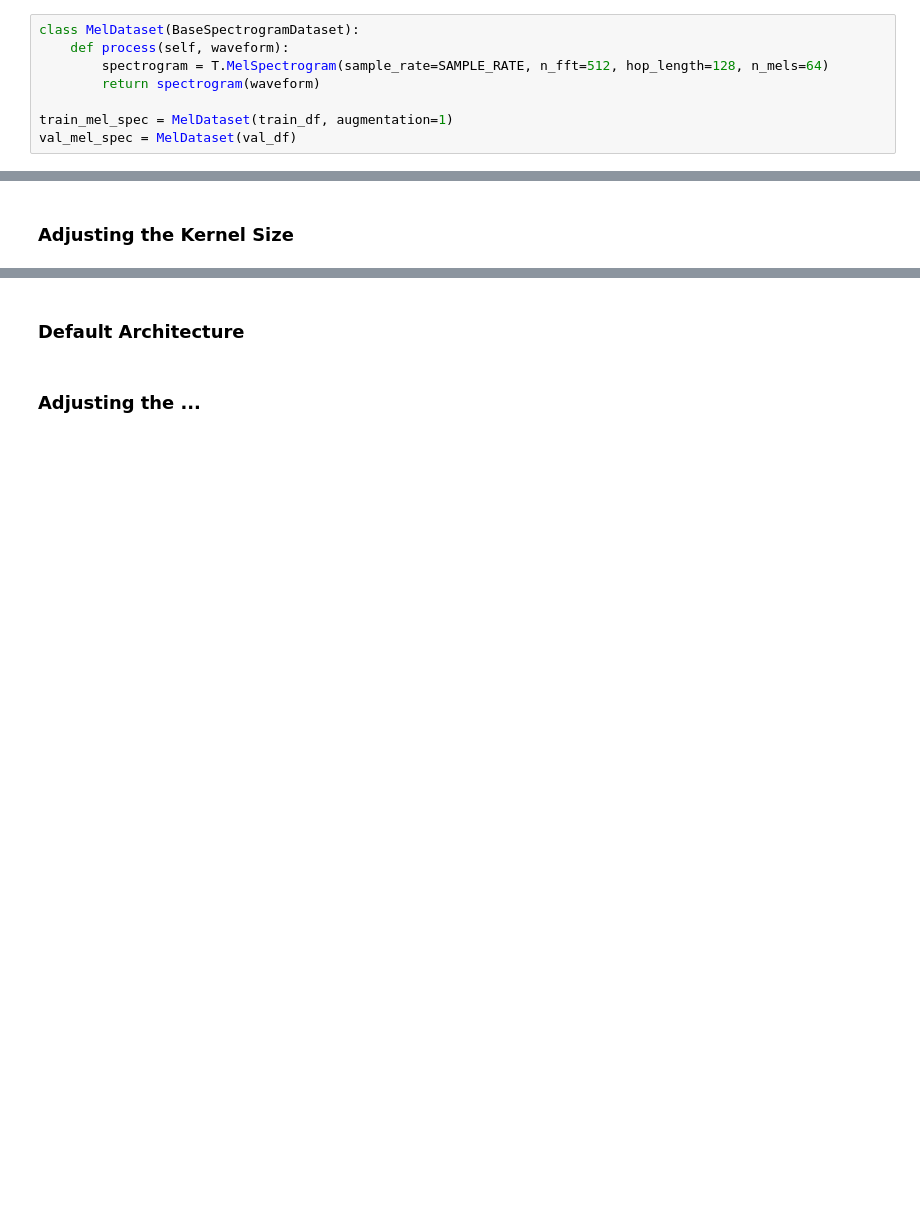
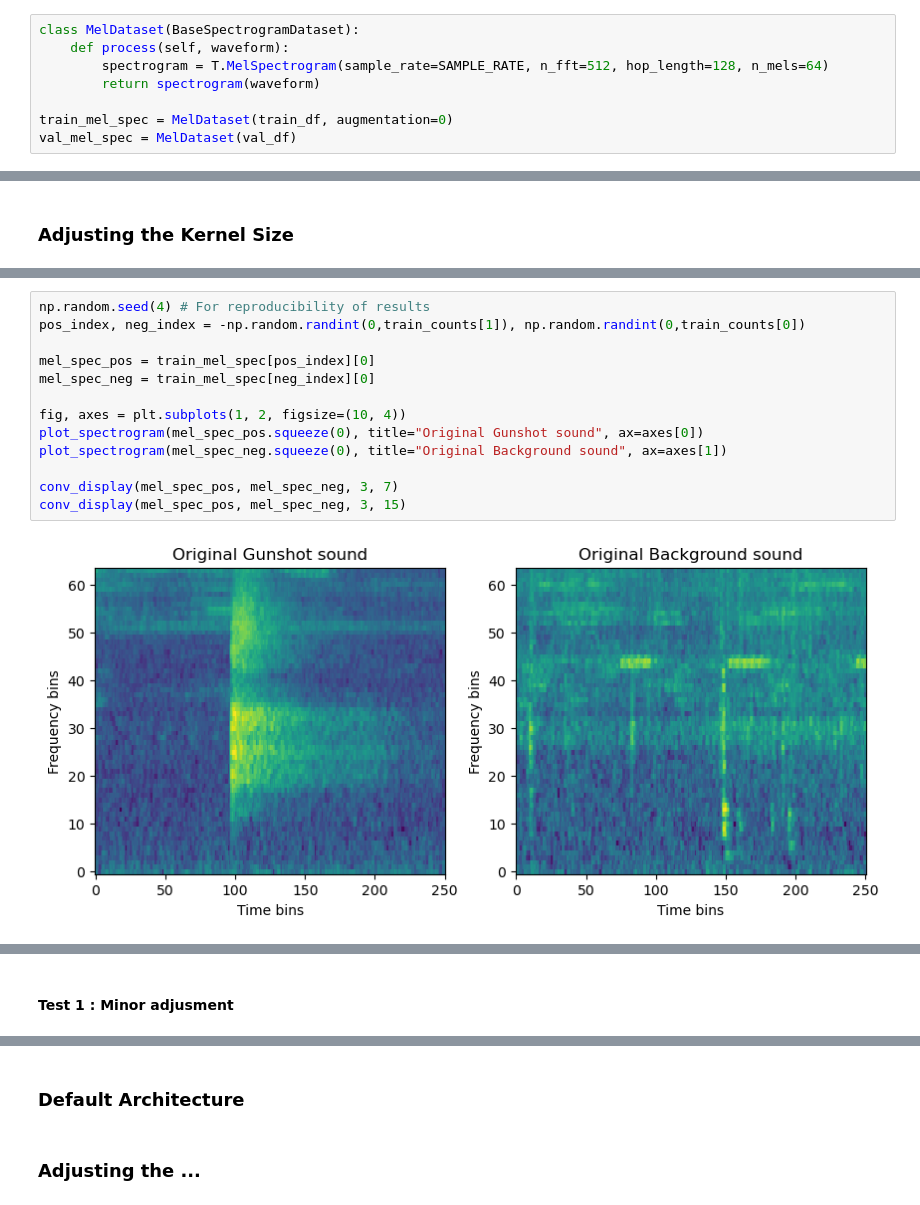
Before and after one commit to alexandre-bismuth/BachelorThesis, a Jupyter notebook: DetectionPipeline/architectureGunshot.ipynb, the cells around one changed output, grey strips where cells are left out. Saved outputs shown, nothing was run; the diff lists cells and outputs as text; blank space fills up the shorter version.

Commit message:
Add Architecture Comparison (No Training)

```diff
--- a/DetectionPipeline/architectureGunshot.ipynb
+++ b/DetectionPipeline/architectureGunshot.ipynb
@@ -79,7 +81,7 @@ class MelDataset(BaseSpectrogramDataset):
         spectrogram = T.MelSpectrogram(sample_rate=SAMPLE_RATE, n_fft=512, hop_length=128, n_mels=64)
         return spectrogram(waveform)
 
-train_mel_spec = MelDataset(train_df, augmentation=1)
+train_mel_spec = MelDataset(train_df, augmentation=0)
 val_mel_spec = MelDataset(val_df)
 # %%
 train_loader_mel_spec = DataLoader(
@@ -108,0 +152,15 @@ val_loader_mel_spec = DataLoader(
+# %%
+np.random.seed(4) # For reproducibility of results
+pos_index, neg_index = -np.random.randint(0,train_counts[1]), np.random.randint(0,train_counts[0])
+
+mel_spec_pos = train_mel_spec[pos_index][0]
+mel_spec_neg = train_mel_spec[neg_index][0]
+
+fig, axes = plt.subplots(1, 2, figsize=(10, 4))
+plot_spectrogram(mel_spec_pos.squeeze(0), title="Original Gunshot sound", ax=axes[0])
+plot_spectrogram(mel_spec_neg.squeeze(0), title="Original Background sound", ax=axes[1])
+
+conv_display(mel_spec_pos, mel_spec_neg, 3, 7)
+conv_display(mel_spec_pos, mel_spec_neg, 3, 15)
+# %% [output]
+[figure, added]
@@ -108,0 +169,2 @@ val_loader_mel_spec = DataLoader(
+# %% [markdown]
+#### Test 1 : Minor adjusment
```
Also changed, not shown: parts of 56 cells of this notebook, 2 other files.
